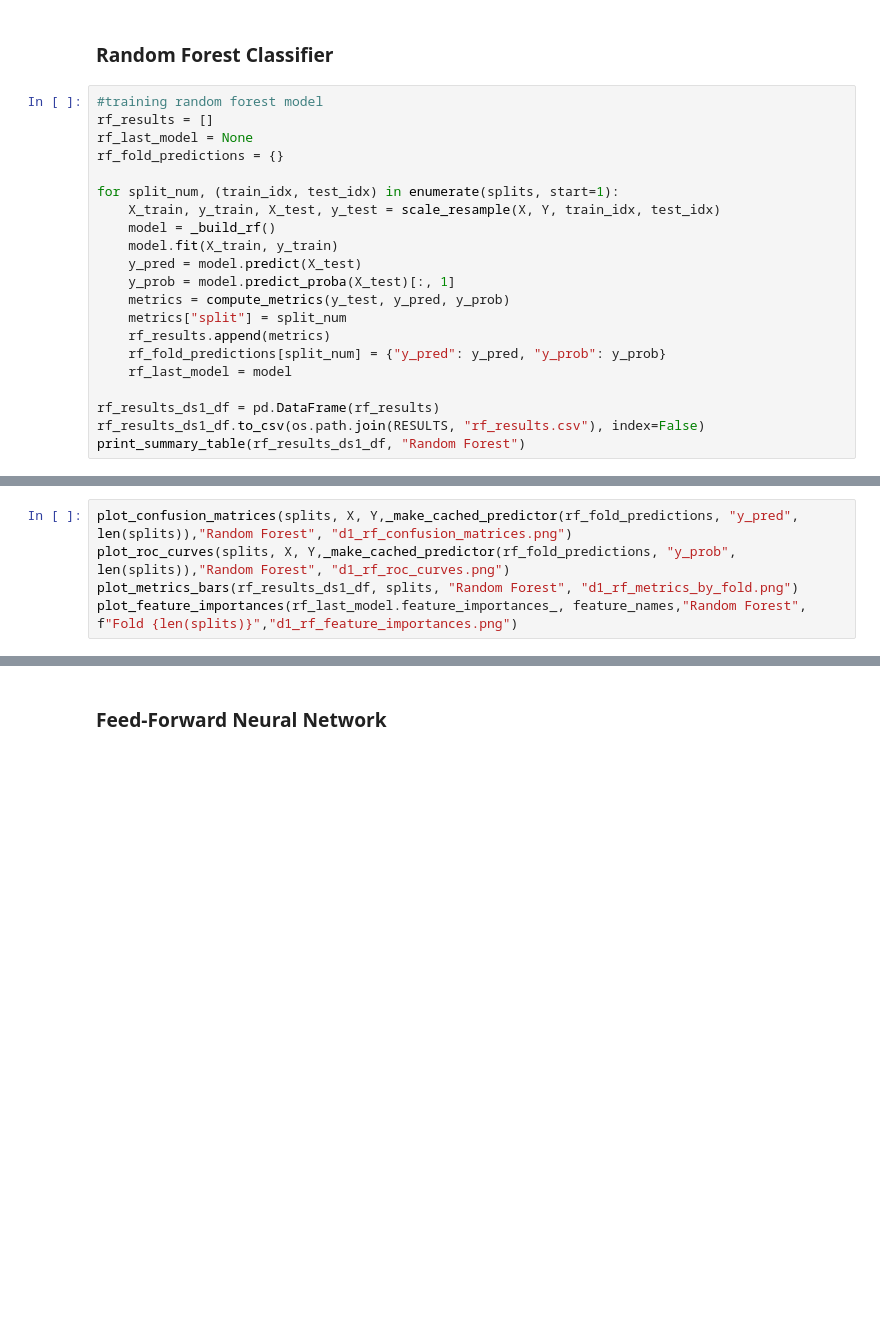
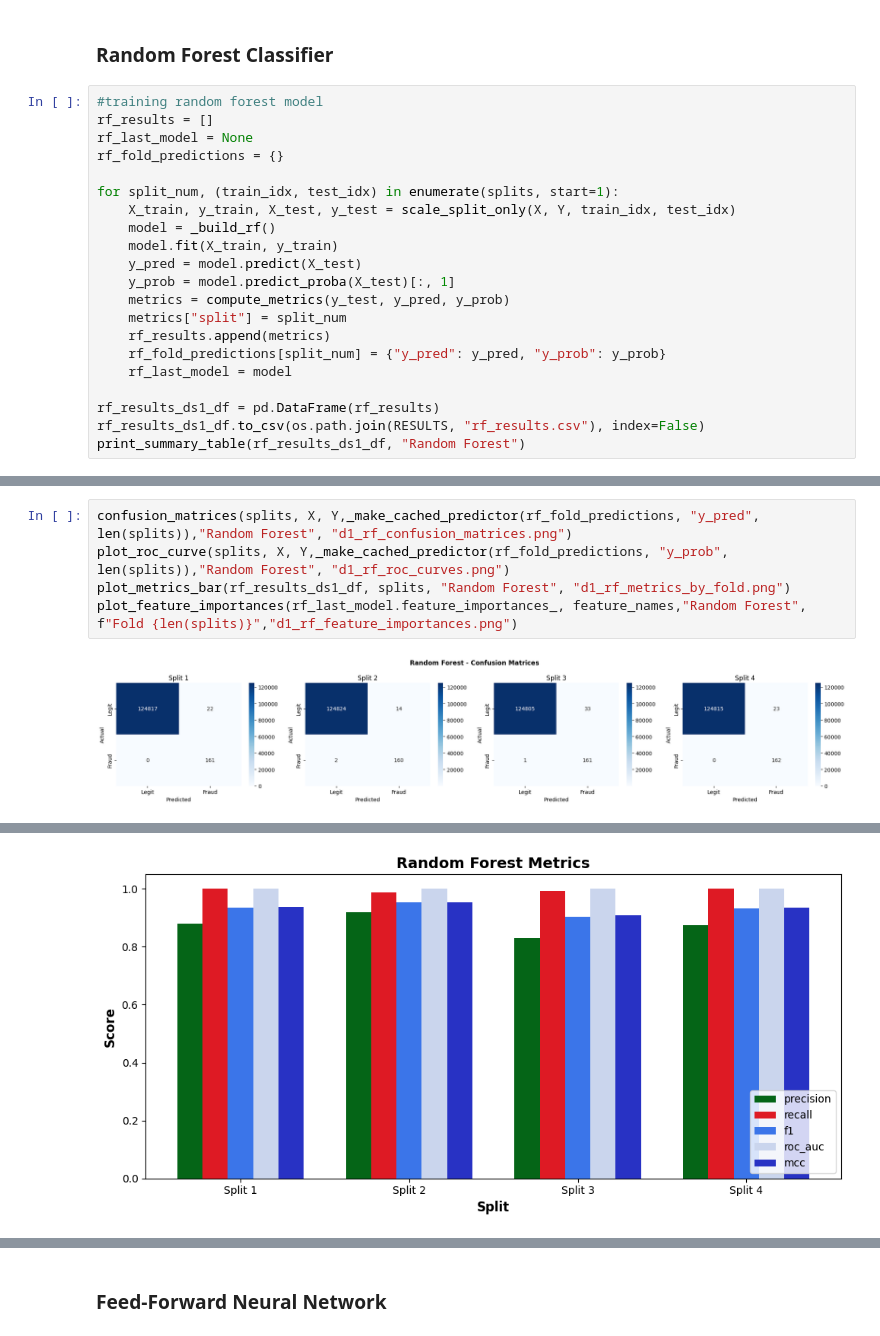
Before and after one commit to BackwardPropagators/PaymentFraudDetectionProj, a Jupyter notebook: IS_Project.ipynb, the cells around one changed output, grey strips where cells are left out. Saved outputs shown, nothing was run; the diff lists cells and outputs as text; blank space fills up the shorter version.

```diff
--- a/IS_Project.ipynb
+++ b/IS_Project.ipynb
@@ -513,7 +587,7 @@ rf_last_model = None
 rf_fold_predictions = {}
 
 for split_num, (train_idx, test_idx) in enumerate(splits, start=1):
-    X_train, y_train, X_test, y_test = scale_resample(X, Y, train_idx, test_idx)
+    X_train, y_train, X_test, y_test = scale_split_only(X, Y, train_idx, test_idx)
     model = _build_rf()
     model.fit(X_train, y_train)
     y_pred = model.predict(X_test)
@@ -530,5 +613,7 @@ print_summary_table(rf_results_ds1_df, "Random Forest")
 # %%
-plot_confusion_matrices(splits, X, Y,_make_cached_predictor(rf_fold_predictions, "y_pred", len(splits)),"Random Forest", "d1_rf_confusion_matrices.png")
-plot_roc_curves(splits, X, Y,_make_cached_predictor(rf_fold_predictions, "y_prob", len(splits)),"Random Forest", "d1_rf_roc_curves.png")
-plot_metrics_bars(rf_results_ds1_df, splits, "Random Forest", "d1_rf_metrics_by_fold.png")
+confusion_matrices(splits, X, Y,_make_cached_predictor(rf_fold_predictions, "y_pred", len(splits)),"Random Forest", "d1_rf_confusion_matrices.png")
+plot_roc_curve(splits, X, Y,_make_cached_predictor(rf_fold_predictions, "y_prob", len(splits)),"Random Forest", "d1_rf_roc_curves.png")
+plot_metrics_bar(rf_results_ds1_df, splits, "Random Forest", "d1_rf_metrics_by_fold.png")
 plot_feature_importances(rf_last_model.feature_importances_, feature_names,"Random Forest", f"Fold {len(splits)}","d1_rf_feature_importances.png")
+# %% [output]
+[figure, added]
@@ -534,0 +621 @@ plot_feature_importances(rf_last_model.feature_importances_, feature_names,"Rand
+[figure, added]
```
Also changed, not shown: parts of 48 cells of this notebook.
